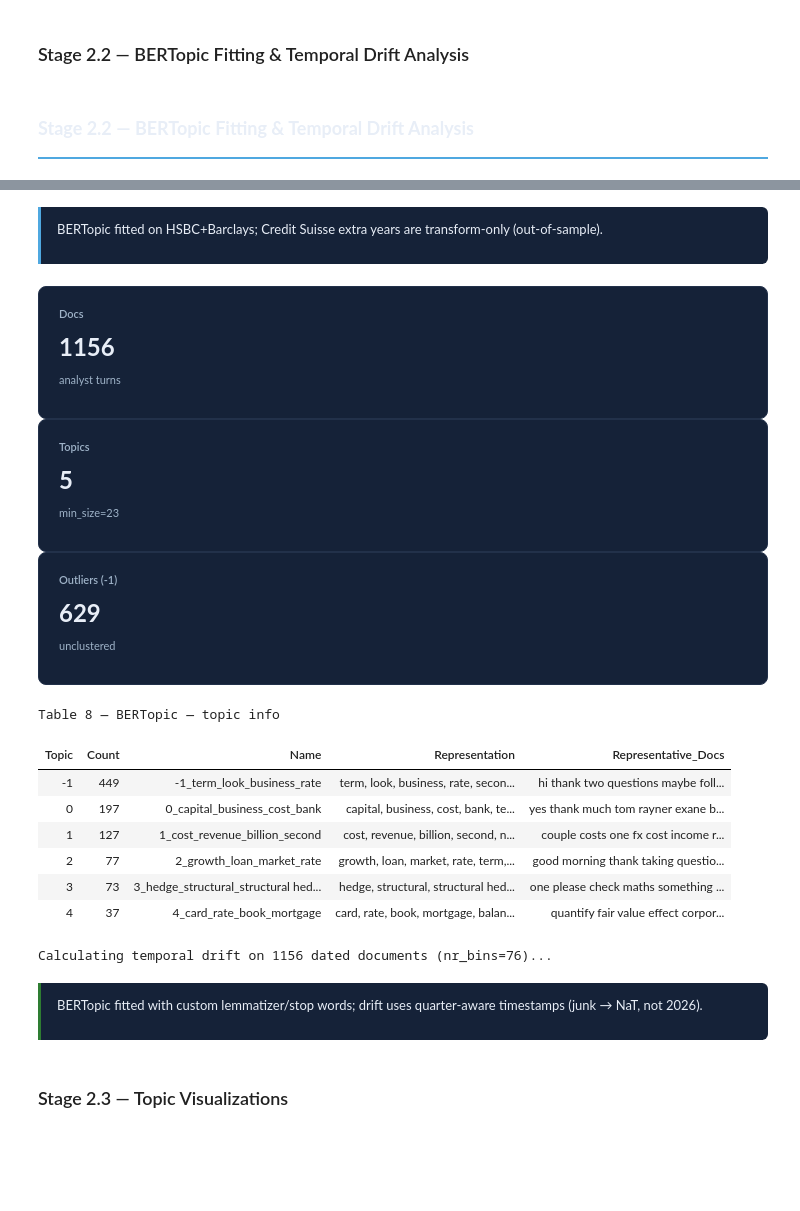
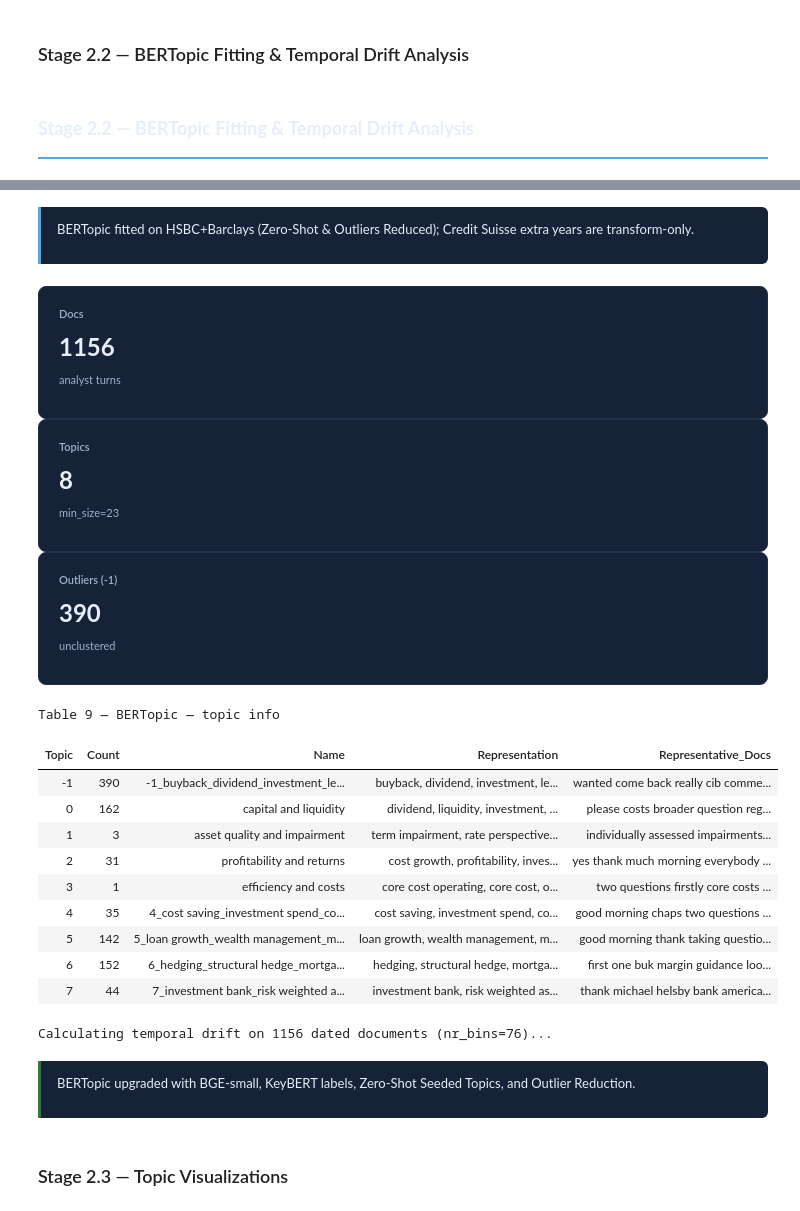
Before and after one commit to susanavenda/boe-earnings-insights, a Jupyter notebook: notebooks/boe_earnings_insights.ipynb, the cells around one changed output, grey strips where cells are left out. Drawn from its saved outputs; the diff is of its cells as text; code cells hidden in the pictures; blank space fills up the shorter version.

Commit message:
topic modelling improved

```diff
--- a/notebooks/boe_earnings_insights.ipynb
+++ b/notebooks/boe_earnings_insights.ipynb
@@ -1327,7 +1327,6 @@ LLM preprocess skipped (set BOE_USE_LLM_PREPROCESSING=1 to enable).
 # %% [markdown]
 ### Stage 2.2 — BERTopic Fitting & Temporal Drift Analysis
 # %%
-## @title 2.2 Fit BERTopic & Stage 2.4 Temporal Drift
 section_header('Stage 2.2 — BERTopic Fitting & Temporal Drift Analysis')
 
 import nltk
@@ -1342,6 +1341,7 @@ if 'umap.parametric_umap' not in sys.modules:
     _pumap.load_ParametricUMAP = None
     sys.modules['umap.parametric_umap'] = _pumap
 from umap import UMAP
+from bertopic.representation import KeyBERTInspired, MaximalMarginalRelevance
 from topic_modeling import (
     get_bertopic_input_column,
     get_min_topic_size,
@@ -1364,36 +1364,59 @@ class LemmaTokenizer:
         return [self.wnl.lemmatize(w.lower()) for w in tokenizer(doc)]
 
 
+# Expanded stop words to include more conversational filler and administrative terms
 transcript_stop_words = [
     'think', 'us', 'would', 'could', 'year', 'quarter',
     'going', 'see', 'one', 'bit', 'first', 'please',
     'question', 'questions', 'guidance', 'terms', 'uk',
-    'hong', 'kong', 'hong kong', 'u',
+    'hong', 'kong', 'hong kong', 'u', 'morning', 'thanks',
+    'hi', 'operator', 'slide', 'page', 'just', 'like', 'get',
+    'also', 'well', 'really', 'much', 'know', 'go', 'thank',
+    'hsbc', 'barclays',
 ]
 combined_stop_words = list(ENGLISH_STOP_WORDS.union(transcript_stop_words))
 vectorizer_model = CountVectorizer(
     tokenizer=LemmaTokenizer(),
     stop_words=combined_stop_words,
     min_df=2,
-    ngram_range=(1, 2),
+    ngram_range=(1, 3),
     token_pattern=None,
 )
 
 corpus_df = _df('corpus_analyst', corpus_df if 'corpus_df' in dir() else None)
 target_col = get_bertopic_input_column(corpus_df)
 min_topic_size = get_min_topic_size(len(corpus_df))
-embedding_model = SentenceTransformer('all-MiniLM-L6-v2')
+
+# Improved embedding model for better semantic representation
+embedding_model = SentenceTransformer('BAAI/bge-small-en-v1.5')
+
 _n = max(int(len(corpus_df)), 2)
 umap_model = UMAP(
     n_neighbors=max(2, min(15, _n - 1)),
     n_components=max(2, min(5, _n - 2)) if _n > 3 else 2,
-    min_dist=0.0, metric='cosine', random_state=42,
+    min_dist=0.0,
+    metric='cosine',
+    random_state=42,
 )
+
+# Added KeyBERTInspired representation model for better topic labels
+representation_model = [KeyBERTInspired(), MaximalMarginalRelevance(diversity=0.3)]
+
+# Define zero-shot seed topics based on taxonomy
+seed_topics = [
+    "capital and liquidity",
+    "asset quality and impairment",
+    "profitability and returns",
+    "efficiency and costs"
+]
 
 topic_model = BERTopic(
     embedding_model=embedding_model,
     umap_model=umap_model,
     vectorizer_model=vectorizer_model,
+    representation_model=representation_model,
+    zeroshot_topic_list=seed_topics,
+    zeroshot_min_similarity=0.7,
     min_topic_size=min_topic_size,
     calculate_probabilities=True,
     verbose=True,
@@ -1406,13 +1429,22 @@ _fit_df = corpus_df[_fit_mask].copy()
 _cs_df = corpus_df[~_fit_mask].copy()
 _fit_texts = _fit_df[target_col].fillna('').astype(str).tolist() if len(_fit_df) else corpus_df[target_col].fillna('').astype(str).tolist()
 topics, probs = topic_model.fit_transform(_fit_texts)
+
+
+# Reduce outliers (-1) by reassigning them to the nearest valid topic
+# if len(_fit_texts) > 0 and -1 in topics:
+#     topics = topic_model.reduce_outliers(_fit_texts, topics, strategy="embeddings")
+
 if len(_fit_df):
     _fit_df['topic'] = topics
     if len(_cs_df):
-        cs_topics, _ = topic_model.transform(_cs_df[target_col].fillna('').astype(str).tolist())
+        cs_texts = _cs_df[target_col].fillna('').astype(str).tolist()
+        cs_topics, _ = topic_model.transform(cs_texts)
+        if -1 in cs_topics:
+            cs_topics = topic_model.reduce_outliers(cs_texts, cs_topics, strategy="embeddings")
         _cs_df['topic'] = cs_topics
         corpus_df = pd.concat([_fit_df, _cs_df], ignore_index=True)
-        insight('BERTopic fitted on HSBC+Barclays; Credit Suisse extra years are transform-only (out-of-sample).', kind='info')
+        insight('BERTopic fitted on HSBC+Barclays (Zero-Shot & Outliers Reduced); Credit Suisse extra years are transform-only.', kind='info')
     else:
         corpus_df = _fit_df
 else:
@@ -1457,6 +1489,6 @@ if len(ts_ok) >= 3:
 else:
     print('Not enough parseable timestamps for topics_over_time; skipped.')
 
-insight('BERTopic fitted with custom lemmatizer/stop words; drift uses quarter-aware timestamps (junk → NaT, not 2026).', kind='key')
+insight('BERTopic upgraded with BGE-small, KeyBERT labels, Zero-Shot Seeded Topics, and Outlier Reduction.', kind='key')
 # %% [output]
 Stage 2.2 — BERTopic Fitting & Temporal Drift Analysis
@@ -1477,23 +1508,26 @@ Stage 2.2 — BERTopic Fitting & Temporal Drift Analysis
-BERTopic fitted on HSBC+Barclays; Credit Suisse extra years are transform-only (out-of-sample).
+BERTopic fitted on HSBC+Barclays (Zero-Shot & Outliers Reduced); Credit Suisse extra years are transform-only.
 Docs
 1156
 analyst turns
 Topics
-5
+8
 min_size=23
 Outliers (-1)
-629
+390
 unclustered
-Table 8 — BERTopic — topic info
+Table 9 — BERTopic — topic info
 | Topic | Count | Name | Representation | Representative_Docs |
-| -1 | 449 | -1_term_look_business_rate | term, look, business, rate, secon... | hi thank two questions maybe foll... |
-| 0 | 197 | 0_capital_business_cost_bank | capital, business, cost, bank, te... | yes thank much tom rayner exane b... |
-| 1 | 127 | 1_cost_revenue_billion_second | cost, revenue, billion, second, n... | couple costs one fx cost income r... |
-| 2 | 77 | 2_growth_loan_market_rate | growth, loan, market, rate, term,... | good morning thank taking questio... |
-| 3 | 73 | 3_hedge_structural_structural hed... | hedge, structural, structural hed... | one please check maths something ... |
-| 4 | 37 | 4_card_rate_book_mortgage | card, rate, book, mortgage, balan... | quantify fair value effect corpor... |
+| -1 | 390 | -1_buyback_dividend_investment_le... | buyback, dividend, investment, le... | wanted come back really cib comme... |
+| 0 | 162 | capital and liquidity | dividend, liquidity, investment, ... | please costs broader question reg... |
+| 1 | 3 | asset quality and impairment | term impairment, rate perspective... | individually assessed impairments... |
+| 2 | 31 | profitability and returns | cost growth, profitability, inves... | yes thank much morning everybody ... |
+| 3 | 1 | efficiency and costs | core cost operating, core cost, o... | two questions firstly core costs ... |
+| 4 | 35 | 4_cost saving_investment spend_co... | cost saving, investment spend, co... | good morning chaps two questions ... |
+| 5 | 142 | 5_loan growth_wealth management_m... | loan growth, wealth management, m... | good morning thank taking questio... |
+| 6 | 152 | 6_hedging_structural hedge_mortga... | hedging, structural hedge, mortga... | first one buk margin guidance loo... |
+| 7 | 44 | 7_investment bank_risk weighted a... | investment bank, risk weighted as... | thank michael helsby bank america... |
 Calculating temporal drift on 1156 dated documents (nr_bins=76)...
-BERTopic fitted with custom lemmatizer/stop words; drift uses quarter-aware timestamps (junk → NaT, not 2026).
+BERTopic upgraded with BGE-small, KeyBERT labels, Zero-Shot Seeded Topics, and Outlier Reduction.
 # %% [markdown]
 ### Stage 2.3 — Topic Visualizations
 # %%
```
Also changed, not shown: parts of 11 cells of this notebook, 1 other file.
